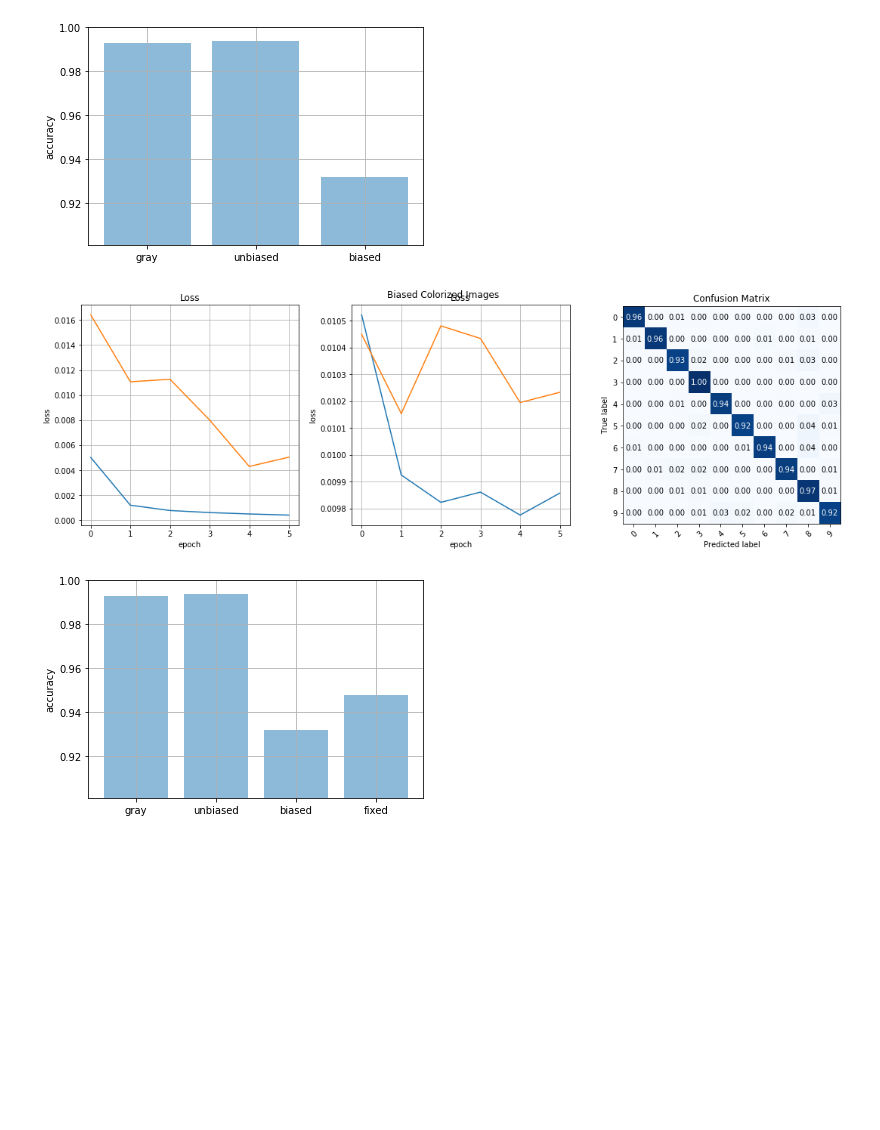
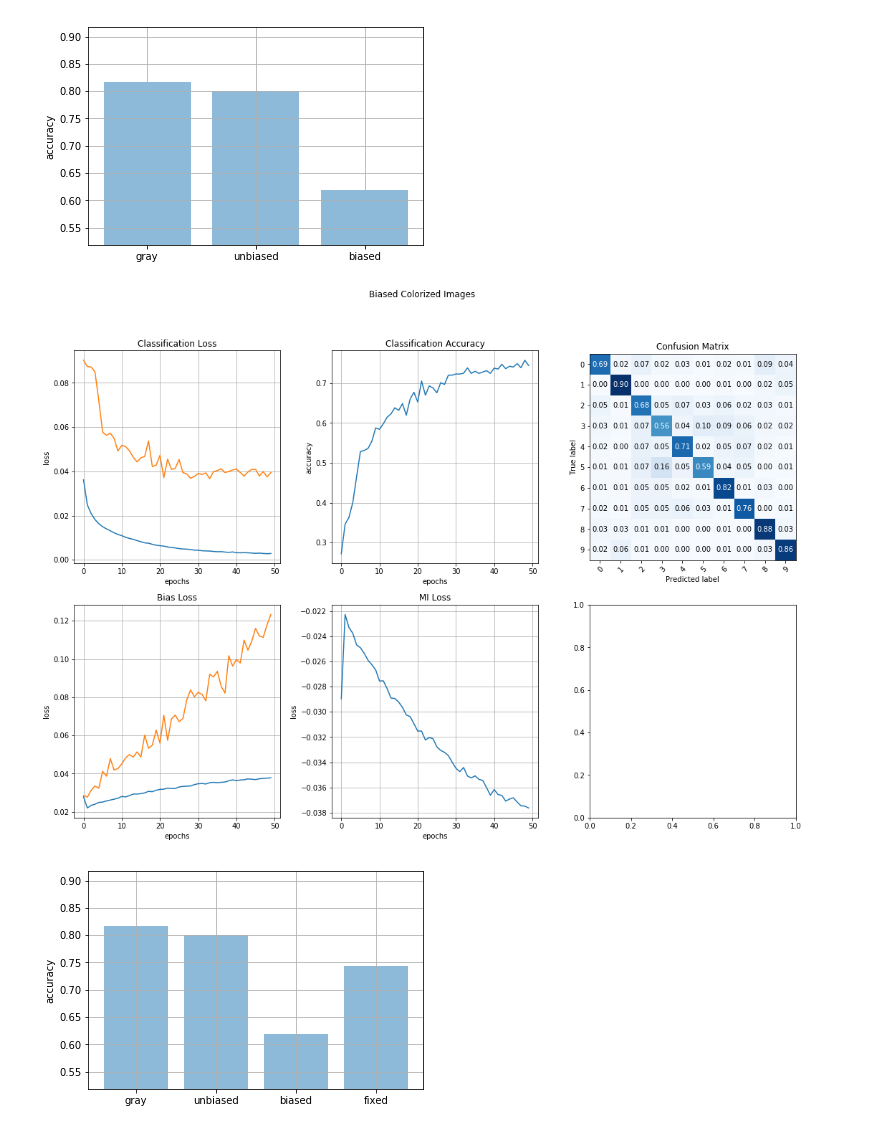
Before and after one commit to ajairaj/machine-learning, a Jupyter notebook: Learning Not To Learn/Resnet on Colored MNIST.ipynb, the cells around one changed output. Cells and saved outputs as stored; diff of their text form; code cells hidden in the pictures; blank space fills up the shorter version.

```diff
--- a/Learning Not To Learn/Resnet on Colored MNIST.ipynb
+++ b/Learning Not To Learn/Resnet on Colored MNIST.ipynb
@@ -224,9 +226,9 @@ transform = tvt.Compose([
     # convert from PIL to tensor
     tvt.ToTensor(),
     # convert from gray to rgb
-    tvt.Lambda(lambda x: x.repeat(3, 1, 1) )
+    # tvt.Lambda(lambda x: x.repeat(3, 1, 1) )
 ])
-mnist = datasets.MNIST(root='E:/data/datasets/mnist', train=True, download=True, transform=transform)
+mnist = datasets.CIFAR10(root='E:/data/datasets/cifar10', train=True, download=True, transform=transform)
 tr_loader = DataLoader(mnist, batch_size=32, shuffle=True)
-mnist = datasets.MNIST(root='E:/data/datasets/mnist', train=False, download=True, transform=transform)
+mnist = datasets.CIFAR10(root='E:/data/datasets/cifar10', train=False, download=True, transform=transform)
 te_loader = DataLoader(mnist, batch_size=32, shuffle=False)
@@ -287,8 +297,9 @@ for e in range(epochs):
 # %%
 dc = DigitClassifier()
 
-epochs = 6
+epochs = 50
 loss_plot = np.zeros((epochs, 2))
+acc_plot = np.zeros((epochs, 1))
 
 for e in range(epochs):
     tr_loss = dc.train_on_batch(tr_loader, 'biased')
@@ -300,12 +311,14 @@ for e in range(epochs):
     pred = np.argmax(output, axis=1)
     labels = np.array(te_loader.dataset.test_labels)
     biased_accuracy = sum(pred == labels) / len(pred)
+    acc_plot[e] = biased_accuracy
 
     clear_output()
-    fig, axes = plt.subplots(1, 2, num=1, figsize=(10,5))
-    fig.suptitle('Biased Colorized Images')
-    plot_loss(axes[0], loss_plot[:,0], loss_plot[:,1])
-    plot_confusion_matrix(axes[1], labels, pred, np.arange(10), normalize=True, title='Confusion Matrix')
+    fig, axes = plt.subplots(1, 3, num=1, figsize=(15,5))
+    fig.suptitle('Biased Colorized Images', y=1.08)
+    plot_lines(axes[0], loss_plot, 'Classification Loss', 'epochs', 'loss')
+    plot_lines(axes[1], acc_plot, 'Classification Accuracy', 'epochs', 'accuracy')
+    plot_confusion_matrix(axes[2], labels, pred, np.arange(10), normalize=True, title='Confusion Matrix')
 
     plt.pause(0.05)
     plt.show()
@@ -317,11 +330,11 @@ accuracy = (gray_accuracy, unbiased_accuracy, biased_accuracy)
 plt.bar(categories, accuracy, align='center', alpha=0.5)
 hi = np.max(accuracy)
 lo = np.min(accuracy)
-plt.ylim([lo - 0.5 * (hi - lo), 1]);
+plt.ylim([lo - 0.5 * (hi - lo), hi + 0.5 * (hi - lo)]);
 plt.ylabel('accuracy')
 plt.grid()
 # %% [output]
-[figure, old version]
+[figure, new version]
 # %%
 # I've basically split the resnet from the previous example into 2 parts.
 class Embedder(torch.nn.Module):
@@ -477,42 +512,49 @@ class BiasedDigitClassifier():
 # %%
 dc = BiasedDigitClassifier()
 
-epochs = 6
+epochs = 50
 loss_plot_g = np.zeros((epochs, 2))
 loss_plot_h = np.zeros((epochs, 2))
+loss_plot_m = np.zeros((epochs, 1))
+acc_plot_g = np.zeros((epochs, 1))
 
 for e in range(epochs):
-    tr_loss_g, tr_loss_h = dc.train_on_batch(tr_loader, 'biased')
+    tr_loss_g, tr_loss_h, tr_loss_m = dc.train_on_batch(tr_loader, 'biased')
     output_g, te_loss_g, output_h, te_loss_h = dc.run_on_batch(te_loader, 'unbiased')
 
     loss_plot_g[e,0] = tr_loss_g
     loss_plot_g[e,1] = te_loss_g
     loss_plot_h[e,0] = tr_loss_h
     loss_plot_h[e,1] = te_loss_h
+    loss_plot_m[e,0] = tr_loss_m
 
     pred = np.argmax(output_g, axis=1)
     labels = np.array(te_loader.dataset.test_labels)
     fixed_accuracy = sum(pred == labels) / len(pred)
+    acc_plot_g[e] = fixed_accuracy
 
     clear_output()
-    fig, axes = plt.subplots(1, 3, num=1, figsize=(15,5))
-    fig.suptitle('Biased Colorized Images')
-    plot_loss(axes[0], loss_plot_g[:,0], loss_plot_g[:,1])
-    plot_loss(axes[1], loss_plot_h[:,0], loss_plot_h[:,1])
-    plot_confusion_matrix(axes[2], labels, pred, np.arange(10), normalize=True, title='Confusion Matrix')
+    fig, axes = plt.subplots(2, 3, num=1, figsize=(15,10))
+    fig.suptitle('Biased Colorized Images', y=1.08)
+    plot_lines(axes[0,0], loss_plot_g, 'Classification Loss', 'epochs', 'loss')
+    plot_lines(axes[0,1], acc_plot_g, 'Classification Accuracy', 'epochs', 'accuracy')
+    plot_lines(axes[1,0], loss_plot_h, 'Bias Loss', 'epochs', 'loss')
+    plot_lines(axes[1,1], loss_plot_m, 'MI Loss', 'epochs', 'loss')
+    plot_confusion_matrix(axes[0,2], labels, pred, np.arange(10), normalize=True, title='Confusion Matrix')
+
 
     plt.pause(0.05)
     plt.show()
 # %% [output]
-[figure, old version]
+[figure, new version]
 # %%
 categories = ('gray', 'unbiased', 'biased', 'fixed')
 accuracy = (gray_accuracy, unbiased_accuracy, biased_accuracy, fixed_accuracy)
 plt.bar(categories, accuracy, align='center', alpha=0.5)
 hi = np.max(accuracy)
 lo = np.min(accuracy)
-plt.ylim([lo - 0.5 * (hi - lo), 1]);
+plt.ylim([lo - 0.5 * (hi - lo), hi + 0.5 * (hi - lo)]);
 plt.ylabel('accuracy')
 plt.grid()
 # %% [output]
-[figure, old version]
+[figure, new version]
```
Also changed, not shown: parts of 7 cells of this notebook, 1 other file.
